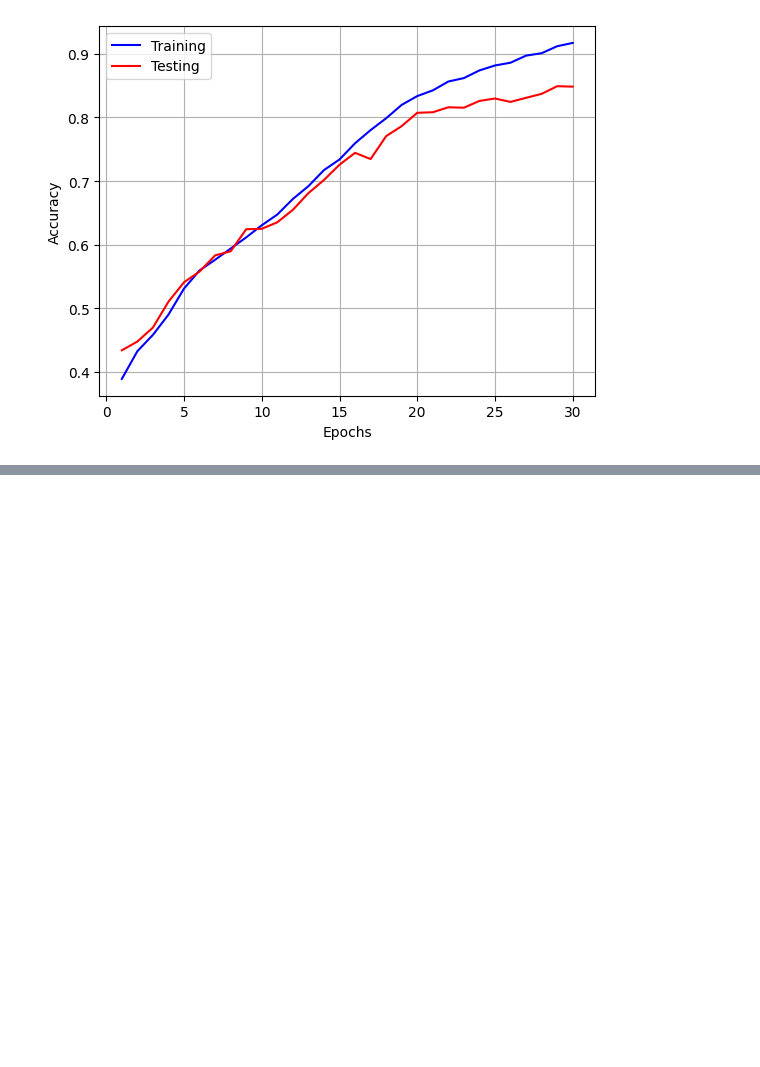
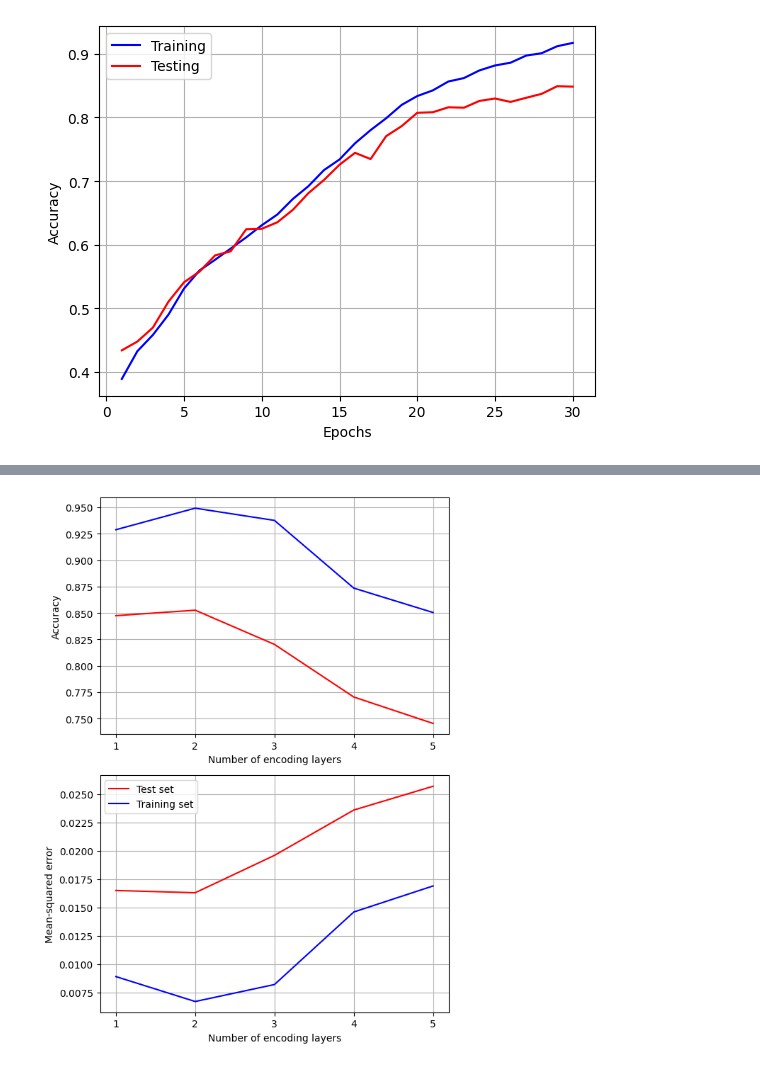
Before and after one commit to Spijkerberg/IDL-A2, a Jupyter notebook: individual_solns/A2_RNNs_colin.ipynb, the cells around one changed output, grey strips where cells are left out. Drawn from its saved outputs; the diff is of its cells as text; code cells hidden in the pictures; blank space fills up the shorter version.

```diff
--- a/individual_solns/A2_RNNs_colin.ipynb
+++ b/individual_solns/A2_RNNs_colin.ipynb
@@ -1711,0 +2027,84 @@ KeyboardInterrupt: ignored
+# %%
+# Results for varying encoders. # Column 0: loss, Column 1: accuracy, Column 2: MSE
+T2T_varying_encoders_testset = np.array([[0.4040, 0.8474, 0.0165],
+                                        [0.3847, 0.8526, 0.0163],
+                                        [0.4703, 0.8202, 0.0196],
+                                        [0.5927, 0.7704, 0.0236],
+                                        [0.6368, 0.7454, 0.0257]
+                                        ])
+
+T2T_varying_encoders_trainset = np.array([[0.2207, 0.9288, 0.0089],
+                                          [0.1652, 0.9492, 0.0067],
+                                          [0.2034, 0.9376, 0.0082],
+                                          [0.3581, 0.8735, 0.0146],
+                                          [0.4128, 0.8504, 0.0169]
+                                          ])
+
+# Results for varying decoders. # Column 0: loss, Column 1: accuracy, Column 2: MSE
+T2T_varying_decoders_trainset = np.array([[0.2474, 0.9212, 0.0100],
+                                          [0.3329, 0.8801, 0.0135],
+                                          [0.3238, 0.8750, 0.0138],
+                                          [0.4753, 0.8178, 0.0190],
+                                          [0.5236, 0.7942, 0.0202]
+                                          ])
+T2T_varying_decoders_testset = np.array([[0.4148, 0.8364, 0.0169],
+                                         [0.4119, 0.8336, 0.0167],
+                                         [0.4124, 0.8336, 0.0174],
+                                         [0.5352, 0.7880, 0.0212],
+                                         [0.5728, 0.7690, 0.0219],
+                                         ])
+
+
+# Create a 2x1 subplot
+fig, axes = plt.subplots(2, 1, figsize=(6, 8))
+
+# Plot for Test set accuracy
+axes[0].plot(np.arange(1, 5+1, 1), T2T_varying_encoders_testset[:, 1], color='red', label='Test set')
+axes[0].plot(np.arange(1, 5+1, 1), T2T_varying_encoders_trainset[:, 1], color='blue', label='Training set')
+axes[0].set_xticks(np.arange(1, 6, 1))
+axes[0].set_xlabel("Number of encoding layers")
+axes[0].set_ylabel("Accuracy")
+axes[0].grid()
+
+# Plot for Test set mean-squared error
+axes[1].plot(np.arange(1, 5+1, 1), T2T_varying_encoders_testset[:, 2], color='red', label='Test set')
+axes[1].plot(np.arange(1, 5+1, 1), T2T_varying_encoders_trainset[:, 2], color='blue', label='Training set')
+axes[1].set_xticks(np.arange(1, 6, 1))
+axes[1].set_xlabel("Number of encoding layers")
+axes[1].set_ylabel("Mean-squared error")
+axes[1].grid()
+
+# Adjust layout
+plt.tight_layout()
+plt.legend()
+
+# Show the plot
+plt.show()
+
+# Create a 2x1 subplot
+fig, axes = plt.subplots(2, 1, figsize=(6, 8))
+
+# Plot for Test set accuracy
+axes[0].plot(np.arange(1, 5+1, 1), T2T_varying_decoders_testset[:, 1], color='red', label='Test set')
+axes[0].plot(np.arange(1, 5+1, 1), T2T_varying_decoders_trainset[:, 1], color='blue', label='Training set')
+axes[0].set_xticks(np.arange(1, 6, 1))
+axes[0].set_xlabel("Number of decoding layers")
+axes[0].set_ylabel("Accuracy")
+axes[0].grid()
+
+# Plot for Test set mean-squared error
+axes[1].plot(np.arange(1, 5+1, 1), T2T_varying_decoders_testset[:, 2], color='red', label='Test set')
+axes[1].plot(np.arange(1, 5+1, 1), T2T_varying_decoders_trainset[:, 2], color='blue', label='Training set')
+axes[1].set_xticks(np.arange(1, 6, 1))
+axes[1].set_xlabel("Number of decoding layers")
+axes[1].set_ylabel("Mean-squared error")
+axes[1].grid()
+
+# Adjust layout
+plt.tight_layout()
+plt.legend()
+
+# Show the plot
+plt.show()
+# %% [output]
+[figure, added]
```
Also changed, not shown: parts of 36 cells of this notebook.
